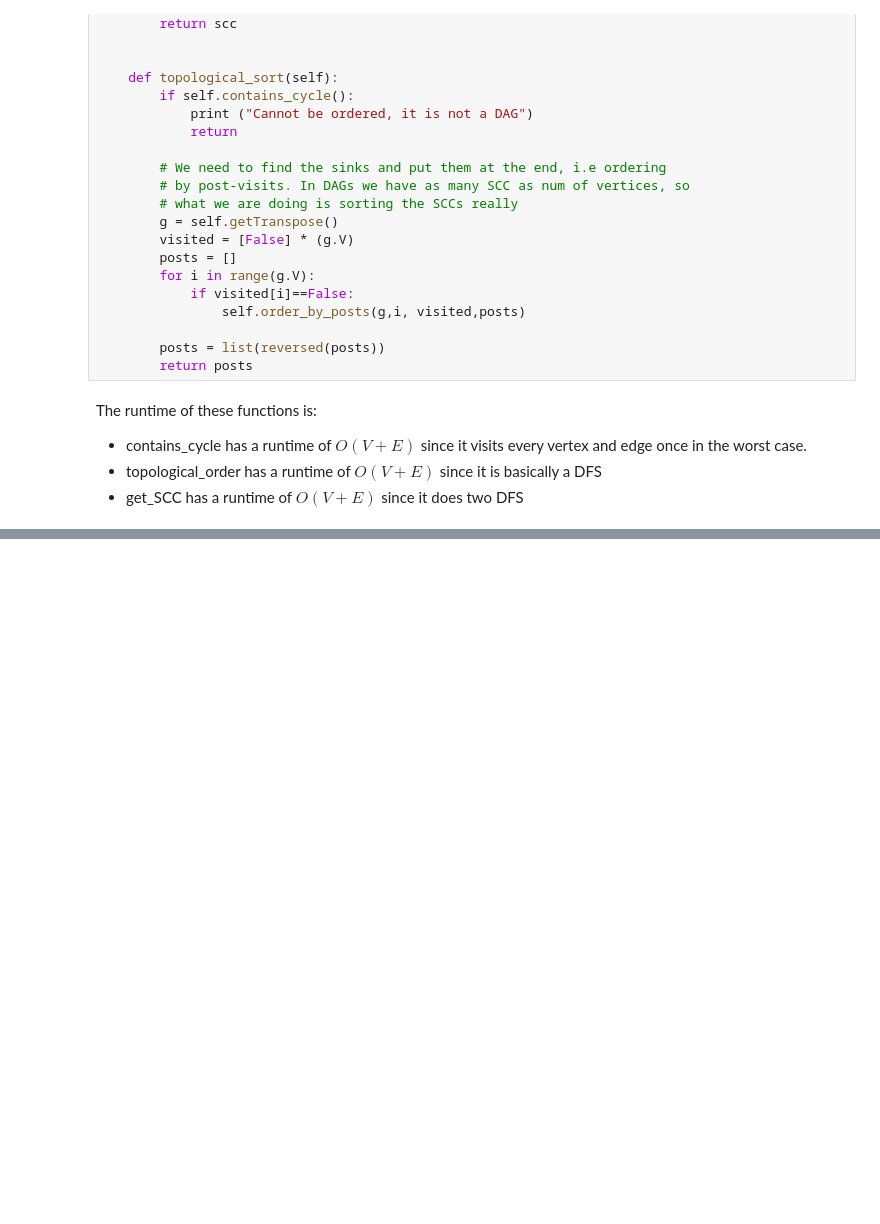
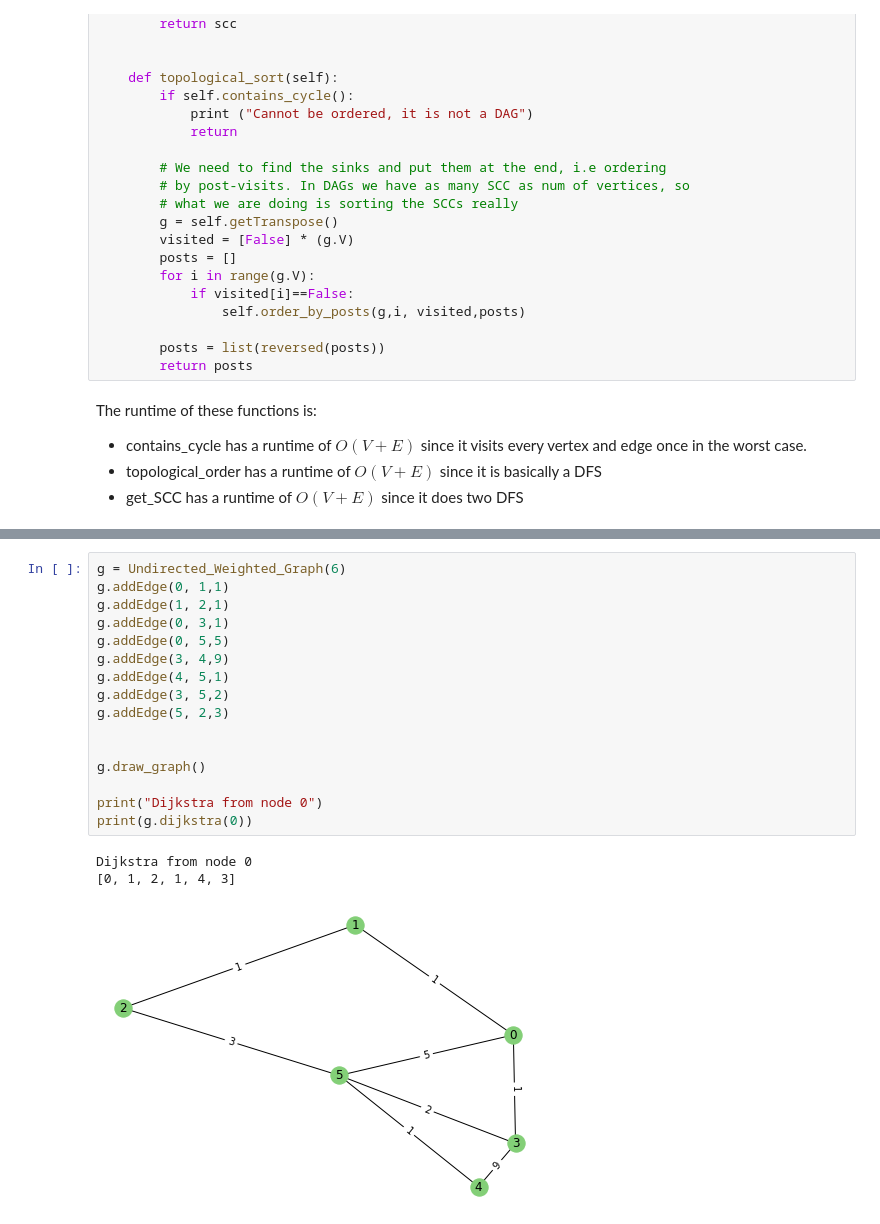
Before and after one commit to amujica/Graphs-Algorithms, a Jupyter notebook: Graphs.ipynb, the cells around one changed output, grey strips where cells are left out. Drawn from its saved outputs; the diff is of its cells as text; blank space fills up the shorter version.

Commit message:
Dijkstra implemented

```diff
--- a/Graphs.ipynb
+++ b/Graphs.ipynb
@@ -774,0 +839,20 @@ The shortest path from 0 to 5 has a length of 2
+# %%
+g = Undirected_Weighted_Graph(6)
+g.addEdge(0, 1,1)
+g.addEdge(1, 2,1)
+g.addEdge(0, 3,1)
+g.addEdge(0, 5,5)
+g.addEdge(3, 4,9)
+g.addEdge(4, 5,1)
+g.addEdge(3, 5,2)
+g.addEdge(5, 2,3)
+
+
+g.draw_graph()
+
+print("Dijkstra from node 0")
+print(g.dijkstra(0))
+# %% [output]
+Dijkstra from node 0
+[0, 1, 2, 1, 4, 3]
+[figure, added]
```
Also changed, not shown: parts of 17 cells of this notebook, 1 other file.
